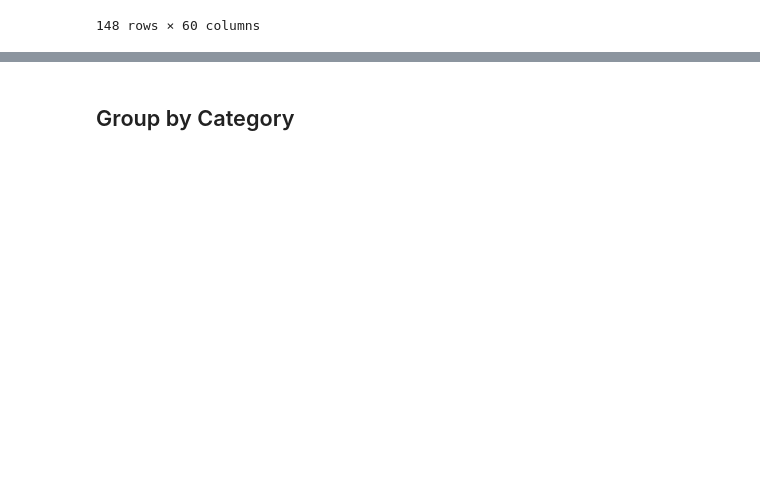
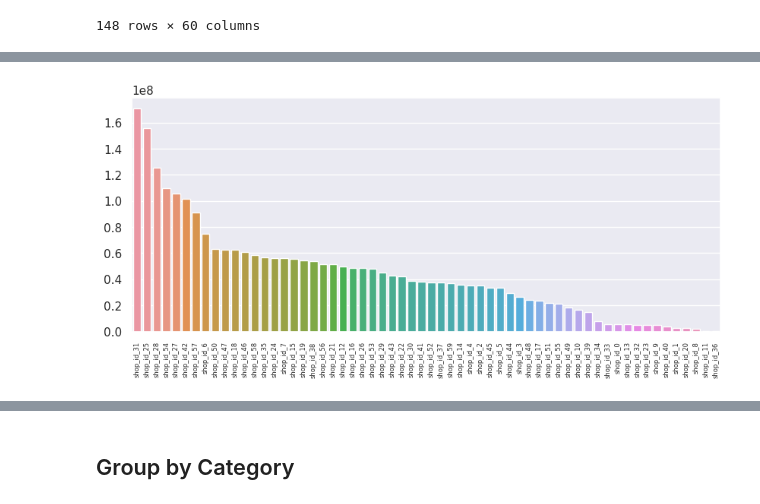
Before and after one commit to dxclemente/blast-from-the-forecast, a Jupyter notebook: notebooks/preprocess.ipynb, the cells around one changed output, grey strips where cells are left out. Drawn from its saved outputs; the diff is of its cells as text; code cells hidden in the pictures; blank space fills up the shorter version.

```diff
--- a/notebooks/preprocess.ipynb
+++ b/notebooks/preprocess.ipynb
@@ -166,0 +174,11 @@ TypeError: 'NoneType' object is not iterable
+# %%
+shops_values_per_week_df = pd.DataFrame(shops_total_values_per_week_dict, index=[0])
+shops_values_per_week_df.sort_values(by=0, ascending=False, axis=1, inplace=True)
+plt.figure(figsize=(10,4))
+sns.barplot(shops_values_per_week_df)
+#plt.xlabel("Date")
+#plt.ylabel("Number of Sells")
+plt.tick_params(axis='x', labelsize=6, rotation=90)
+#plt.tick_params(axis='y', labelsize=8)
+# %% [output]
+[figure, added]
```
Also changed, not shown: parts of 76 cells of this notebook.
